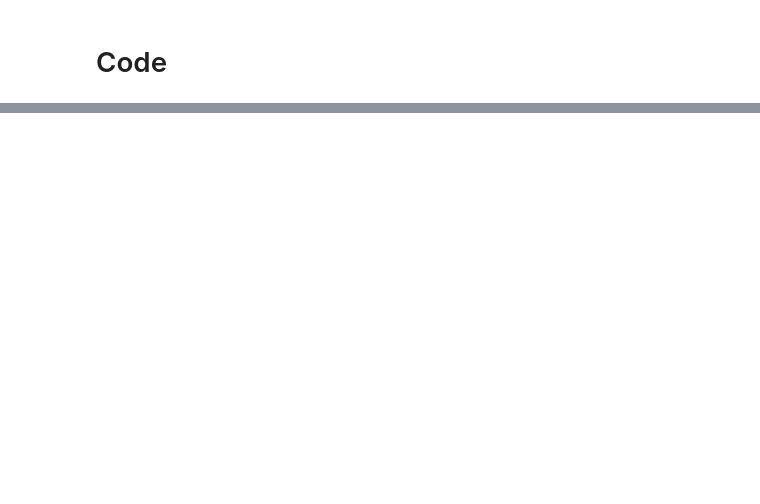
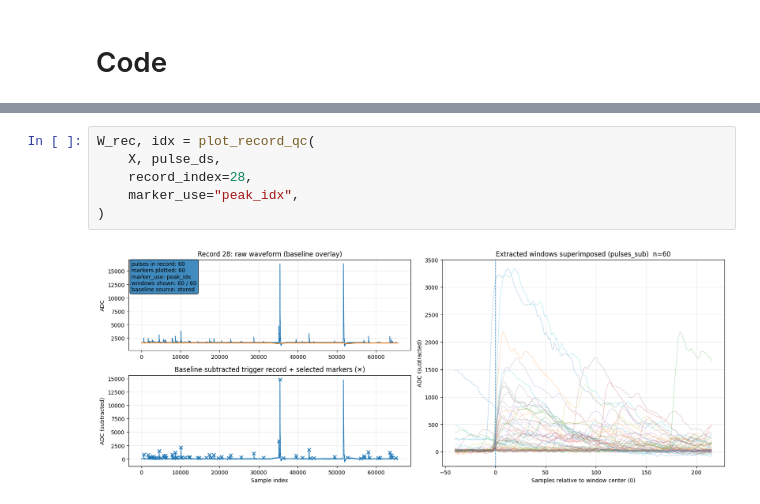
Before and after one commit to eberthol/PSD_GMVAE_Coldbox, a Jupyter notebook: data_eng/Peak_Selection.ipynb, the cells around one changed output, grey strips where cells are left out. Saved outputs shown, nothing was run; the diff lists cells and outputs as text; blank space fills up the shorter version.

```diff
--- a/data_eng/Peak_Selection.ipynb
+++ b/data_eng/Peak_Selection.ipynb
@@ -691,0 +1376,8 @@ plot_record_qc_from_pulse_ds(
+# %%
+W_rec, idx = plot_record_qc(
+    X, pulse_ds,
+    record_index=28,
+    marker_use="peak_idx",
+)
+# %% [output]
+[figure, added]
```
Also changed, not shown: parts of 27 cells of this notebook.
